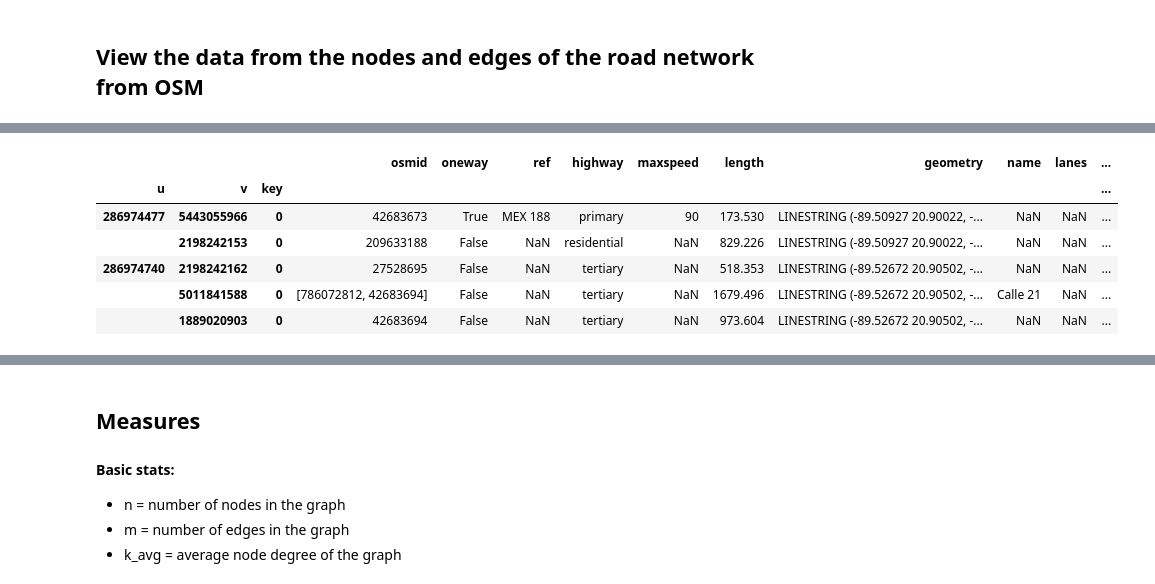
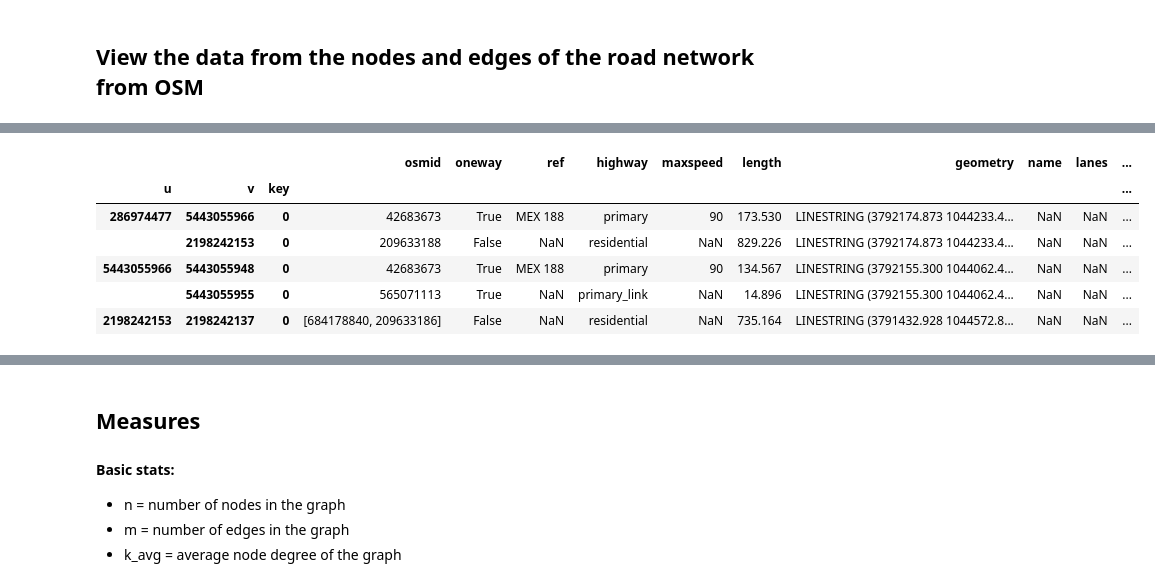
Before and after one commit to gperaza/road-network, a Jupyter notebook: notebooks/clean notebook.ipynb, the cells around one changed output, grey strips where cells are left out. Saved outputs shown, nothing was run; the diff lists cells and outputs as text; code cells hidden in the pictures.

```diff
--- a/notebooks/clean notebook.ipynb
+++ b/notebooks/clean notebook.ipynb
@@ -151,6 +151,9 @@ ax.set_xlim((west - margin_ew, east + margin_ew))
 plt.show()
 # %% [output]
 [figure]
+# %%
+# Re-project the road network to the CRS that INEGI uses
+G_proj = ox.project_graph(G, to_crs=6372)
 # %% [markdown]
 TODO: Discuss the graph objects, nodes and edges, and what attributes do they posses. Print an example of each.
 # %% [markdown]
@@ -481,15 +508,15 @@ nodes.head()
 # %%
 #extract edges as a geodataframe
-edges = ox.graph_to_gdfs(G, nodes=False)
+edges = ox.graph_to_gdfs(G_proj, nodes=False)
 edges.head()
 # %% [output]
 |  |  |  | osmid | oneway | ref | highway | maxspeed | length | geometry | name | lanes | ... |
 | u | v | key |  |  |  |  |  |  |  |  |  | ... |
-| 286974477 | 5443055966 | 0 | 42683673 | True | MEX 188 | primary | 90 | 173.530 | LINESTRING (-89.50927 20.90022, -... | NaN | NaN | ... |
-|  | 2198242153 | 0 | 209633188 | False | NaN | residential | NaN | 829.226 | LINESTRING (-89.50927 20.90022, -... | NaN | NaN | ... |
-| 286974740 | 2198242162 | 0 | 27528695 | False | NaN | tertiary | NaN | 518.353 | LINESTRING (-89.52672 20.90502, -... | NaN | NaN | ... |
-|  | 5011841588 | 0 | [786072812, 42683694] | False | NaN | tertiary | NaN | 1679.496 | LINESTRING (-89.52672 20.90502, -... | Calle 21 | NaN | ... |
-|  | 1889020903 | 0 | 42683694 | False | NaN | tertiary | NaN | 973.604 | LINESTRING (-89.52672 20.90502, -... | NaN | NaN | ... |
+| 286974477 | 5443055966 | 0 | 42683673 | True | MEX 188 | primary | 90 | 173.530 | LINESTRING (3792174.873 1044233.4... | NaN | NaN | ... |
+|  | 2198242153 | 0 | 209633188 | False | NaN | residential | NaN | 829.226 | LINESTRING (3792174.873 1044233.4... | NaN | NaN | ... |
+| 5443055966 | 5443055948 | 0 | 42683673 | True | MEX 188 | primary | 90 | 134.567 | LINESTRING (3792155.300 1044062.4... | NaN | NaN | ... |
+|  | 5443055955 | 0 | 565071113 | True | NaN | primary_link | NaN | 14.896 | LINESTRING (3792155.300 1044062.4... | NaN | NaN | ... |
+| 2198242153 | 2198242137 | 0 | [684178840, 209633186] | False | NaN | residential | NaN | 735.164 | LINESTRING (3791432.928 1044572.8... | NaN | NaN | ... |
 # %%
 nodes.crs
 # %% [output]
```
Also changed, not shown: parts of 16 cells of this notebook.
